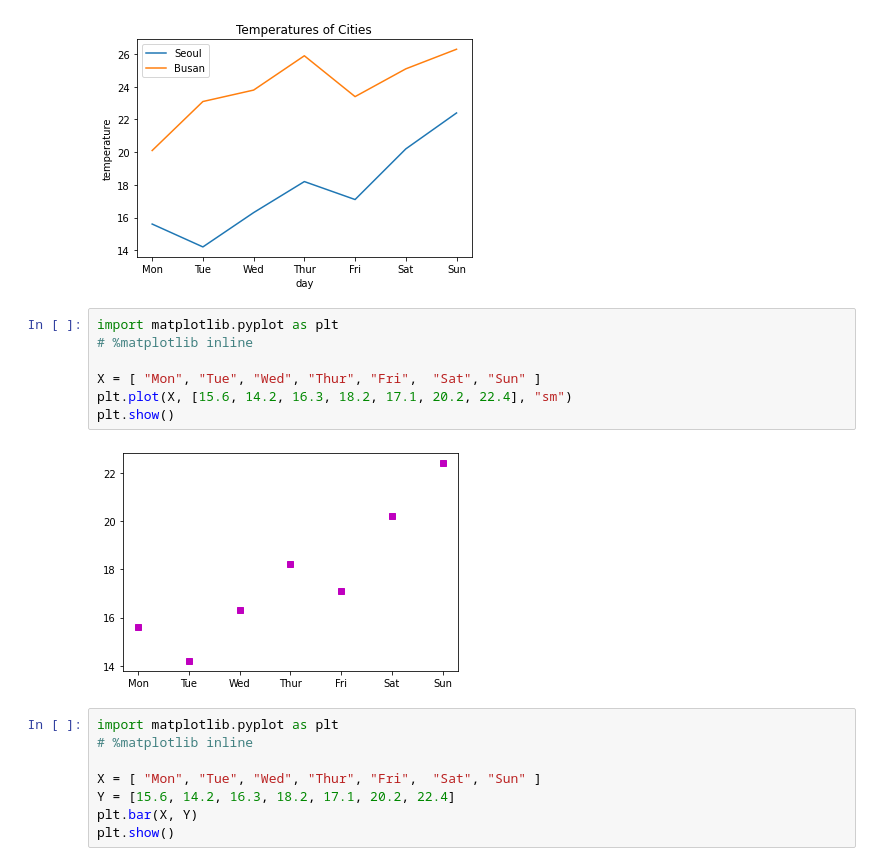
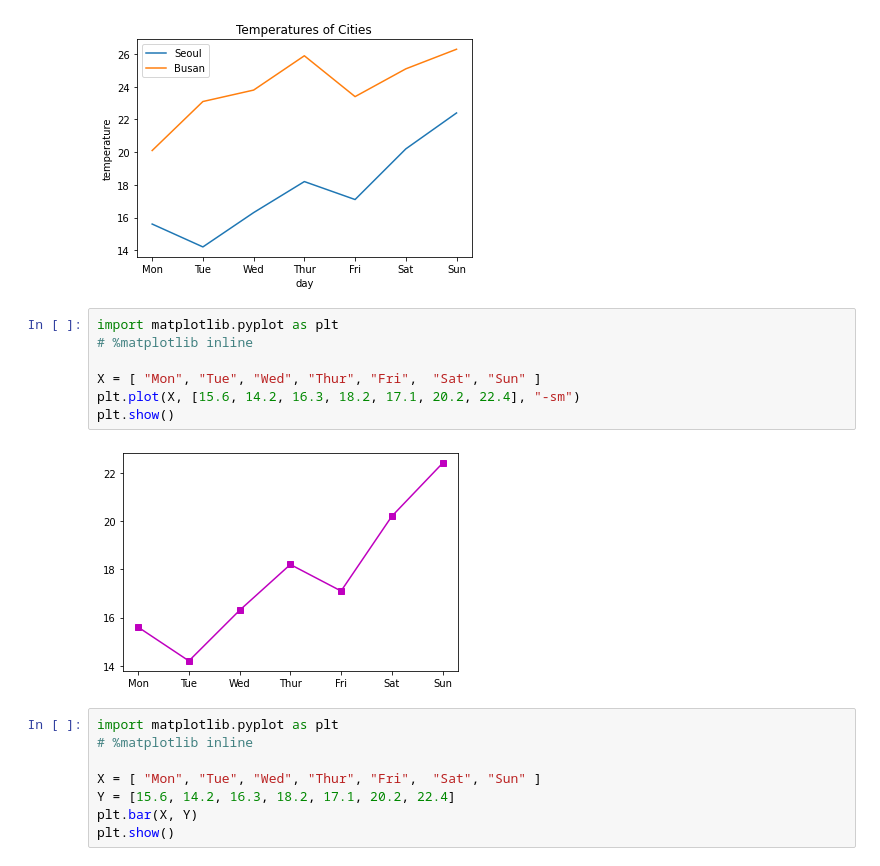
Before and after one commit to Hyup98/DL14, a Jupyter notebook: notebook/lecture_2.ipynb, the cells around one changed output. Drawn from its saved outputs; the diff is of its cells as text.

```diff
--- a/notebook/lecture_2.ipynb
+++ b/notebook/lecture_2.ipynb
@@ -324,12 +329,12 @@ plt.show()
 # %%
 import matplotlib.pyplot as plt
 # %matplotlib inline
 
 X = [ "Mon", "Tue", "Wed", "Thur", "Fri",  "Sat", "Sun" ]
-plt.plot(X, [15.6, 14.2, 16.3, 18.2, 17.1, 20.2, 22.4], "sm")
+plt.plot(X, [15.6, 14.2, 16.3, 18.2, 17.1, 20.2, 22.4], "-sm")
 plt.show()
 # %% [output]
-[figure, old version]
+[figure, new version]
 # %%
 import matplotlib.pyplot as plt
 # %matplotlib inline
```
Also changed, not shown: parts of 1 cell of this notebook.
